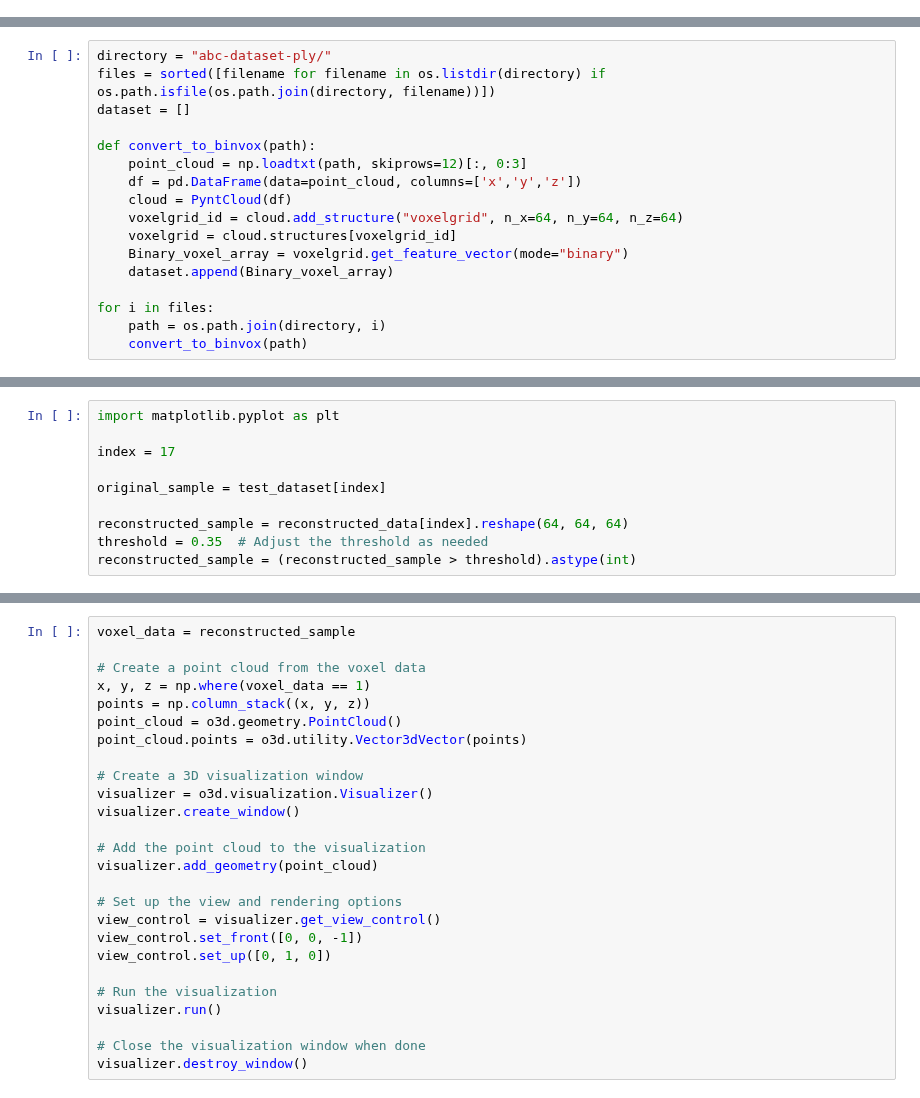
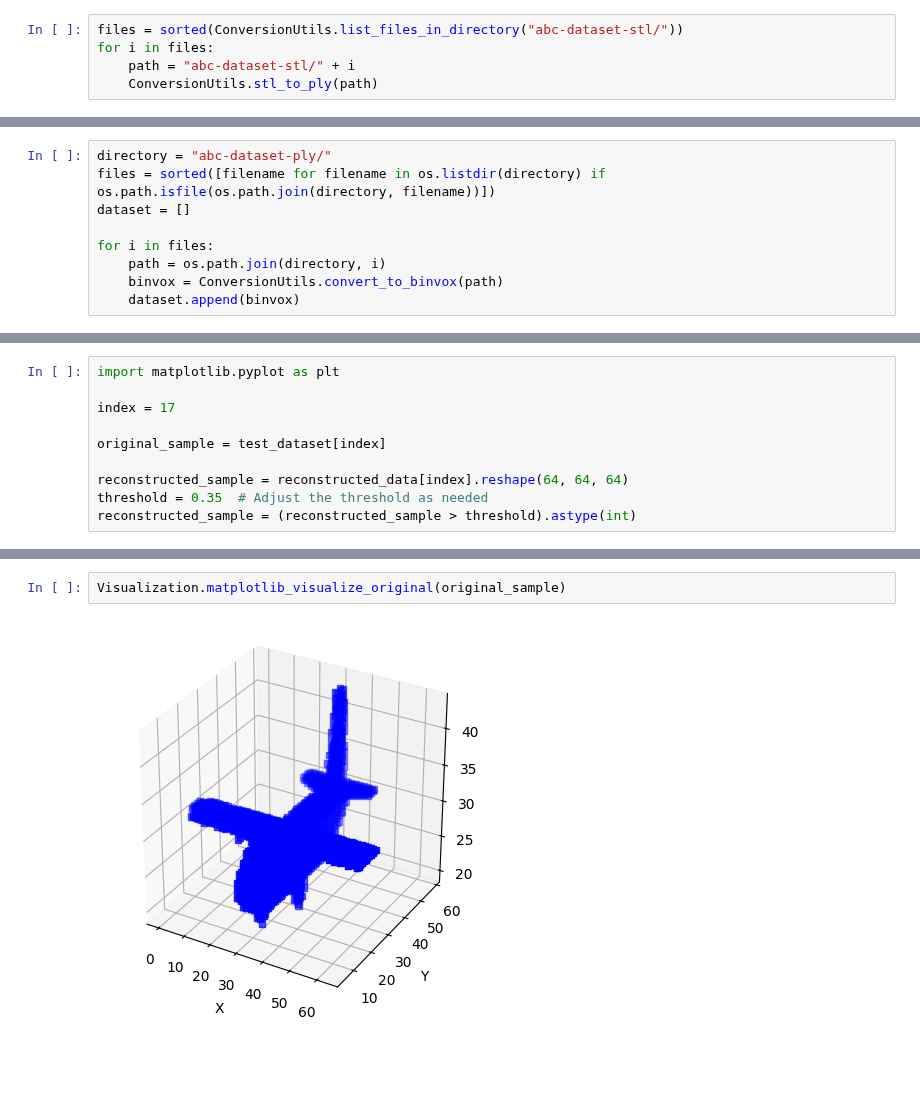
Before and after one commit to kingslayer1312/CAD-DR, a Jupyter notebook: autoencoder.ipynb, the cells around one changed output, grey strips where cells are left out. Drawn from its saved outputs; the diff is of its cells as text; blank space fills up the shorter version.

Commit message:
more samples, changes to ae

```diff
--- a/autoencoder.ipynb
+++ b/autoencoder.ipynb
@@ -19,0 +18,5 @@ Jupyter environment detected. Enabling Open3D WebVisualizer.
+# %%
+files = sorted(ConversionUtils.list_files_in_directory("abc-dataset-stl/"))
+for i in files:
+    path = "abc-dataset-stl/" + i
+    ConversionUtils.stl_to_ply(path)
@@ -22,15 +27,7 @@ directory = "abc-dataset-ply/"
 files = sorted([filename for filename in os.listdir(directory) if os.path.isfile(os.path.join(directory, filename))])
 dataset = []
 
-def convert_to_binvox(path):
-    point_cloud = np.loadtxt(path, skiprows=12)[:, 0:3]
-    df = pd.DataFrame(data=point_cloud, columns=['x','y','z'])
-    cloud = PyntCloud(df)
-    voxelgrid_id = cloud.add_structure("voxelgrid", n_x=64, n_y=64, n_z=64)
-    voxelgrid = cloud.structures[voxelgrid_id]
-    Binary_voxel_array = voxelgrid.get_feature_vector(mode="binary")
-    dataset.append(Binary_voxel_array)
-
 for i in files:
     path = os.path.join(directory, i)
-    convert_to_binvox(path)
+    binvox = ConversionUtils.convert_to_binvox(path)
+    dataset.append(binvox)
@@ -196,26 +100,4 @@ visualizer.destroy_window()
-# %%
-voxel_data = reconstructed_sample
-
-# Create a point cloud from the voxel data
-x, y, z = np.where(voxel_data == 1)
-points = np.column_stack((x, y, z))
-point_cloud = o3d.geometry.PointCloud()
-point_cloud.points = o3d.utility.Vector3dVector(points)
-
-# Create a 3D visualization window
-visualizer = o3d.visualization.Visualizer()
-visualizer.create_window()
-
-# Add the point cloud to the visualization
-visualizer.add_geometry(point_cloud)
-
-# Set up the view and rendering options
-view_control = visualizer.get_view_control()
-view_control.set_front([0, 0, -1])
-view_control.set_up([0, 1, 0])
-
-# Run the visualization
-visualizer.run()
-
-# Close the visualization window when done
-visualizer.destroy_window()
+# %%
+Visualization.matplotlib_visualize_original(original_sample)
+# %% [output]
+[figure, added]
```
Also changed, not shown: parts of 18 cells of this notebook, 10 other files.
